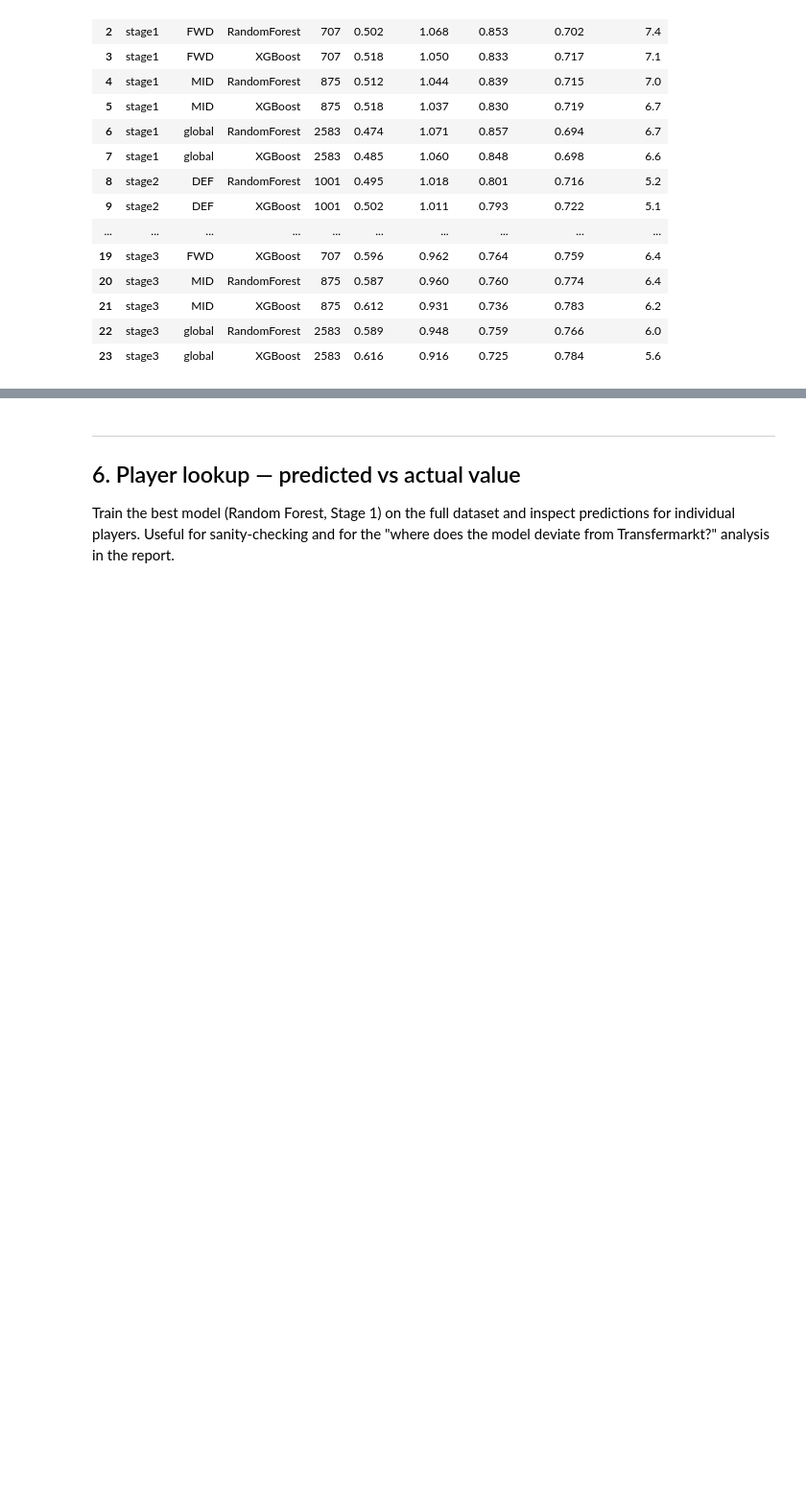
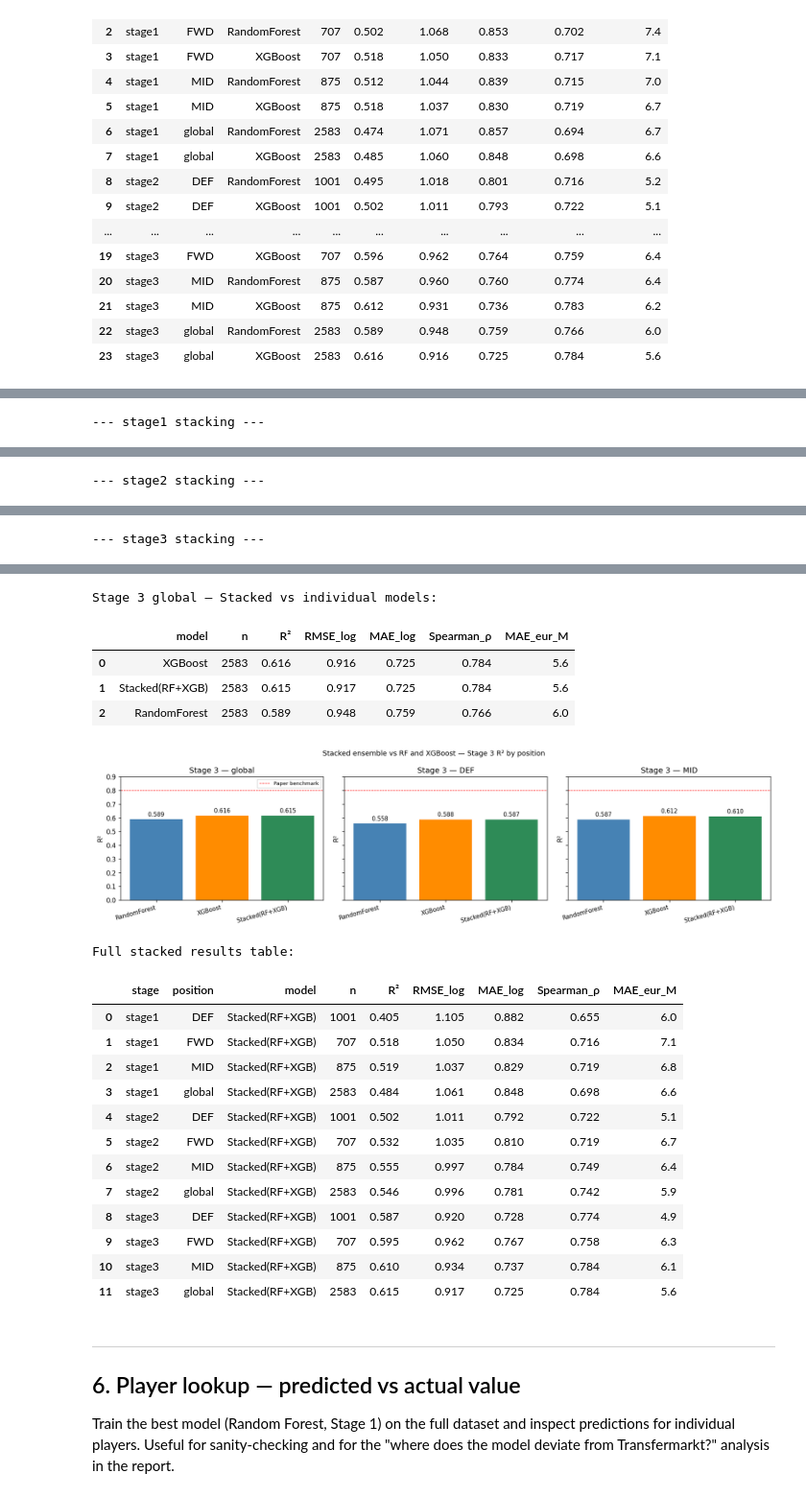
Before and after one commit to DennisJohansson423/football-market-value-prediction, a Jupyter notebook: notebooks/analysis.ipynb, the cells around one changed output, grey strips where cells are left out. Shown at 96% size. Drawn from its saved outputs; the diff is of its cells as text; code cells hidden in the pictures; blank space fills up the shorter version.

Commit message:
feat: add stacked ensemble

```diff
--- a/notebooks/analysis.ipynb
+++ b/notebooks/analysis.ipynb
@@ -548,0 +560,53 @@ tree_results.sort_values(['stage', 'position', 'model']).reset_index(drop=True)
+# %%
+from src.models import train_stacked
+
+# Run stacked ensemble for all three stages (tune=True reuses the same search as above)
+stacked_results = []
+for stage_name, df in [('stage1', s1), ('stage2', s2), ('stage3', s3)]:
+    print(f'\n--- {stage_name} stacking ---')
+    stacked_results += train_stacked(df, stage_name, tune=TUNE)
+
+stacked_table = results_to_df(stacked_results)
+
+# Compare Stacked vs best single models (RF and XGBoost) on stage3 global
+compare = (
+    pd.concat([
+        table[table['model'].isin(['RandomForest', 'XGBoost'])],
+        stacked_table,
+    ])
+    .query("stage == 'stage3' and position == 'global'")
+    .sort_values('R²', ascending=False)
+    [['model', 'n', 'R²', 'RMSE_log', 'MAE_log', 'Spearman_ρ', 'MAE_eur_M']]
+    .reset_index(drop=True)
+)
+
+print("\nStage 3 global — Stacked vs individual models:")
+display(compare)
+
+# Bar chart: R² across positions for stage3
+fig, axes = plt.subplots(1, 3, figsize=(15, 4), sharey=True)
+positions = ['global', 'DEF', 'MID', 'FWD']
+models_to_compare = ['RandomForest', 'XGBoost', 'Stacked(RF+XGB)']
+colors = ['steelblue', 'darkorange', 'seagreen']
+
+for ax, pos in zip(axes, ['global', 'DEF', 'MID']):
+    combined = pd.concat([table, stacked_table])
+    sub = combined[(combined['stage'] == 'stage3') & (combined['position'] == pos)]
+    sub = sub[sub['model'].isin(models_to_compare)].set_index('model').reindex(models_to_compare)
+    bars = ax.bar(models_to_compare, sub['R²'].fillna(0), color=colors)
+    ax.bar_label(bars, fmt='%.3f', padding=3, fontsize=9)
+    ax.set_title(f'Stage 3 — {pos}')
+    ax.set_ylabel('R²')
+    ax.set_ylim(0, 0.9)
+    ax.axhline(0.8, color='red', linestyle='--', linewidth=0.8, label='Paper benchmark')
+    ax.set_xticklabels(models_to_compare, rotation=15, ha='right', fontsize=9)
+
+axes[0].legend(fontsize=8)
+plt.suptitle('Stacked ensemble vs RF and XGBoost — Stage 3 R² by position', fontsize=11)
+plt.tight_layout()
+plt.show()
+
+print("\nFull stacked results table:")
+stacked_table.sort_values(['stage', 'position']).reset_index(drop=True)
+# %% [output]
+--- stage1 stacking ---
@@ -548,0 +625 @@ tree_results.sort_values(['stage', 'position', 'model']).reset_index(drop=True)
+--- stage2 stacking ---
@@ -548,0 +638 @@ tree_results.sort_values(['stage', 'position', 'model']).reset_index(drop=True)
+--- stage3 stacking ---
@@ -549,3 +651,23 @@ tree_results.sort_values(['stage', 'position', 'model']).reset_index(drop=True)
+Stage 3 global — Stacked vs individual models:
+|  | model | n | R² | RMSE_log | MAE_log | Spearman_ρ | MAE_eur_M |
+| 0 | XGBoost | 2583 | 0.616 | 0.916 | 0.725 | 0.784 | 5.6 |
+| 1 | Stacked(RF+XGB) | 2583 | 0.615 | 0.917 | 0.725 | 0.784 | 5.6 |
+| 2 | RandomForest | 2583 | 0.589 | 0.948 | 0.759 | 0.766 | 6.0 |
+[figure, added]
+Full stacked results table:
+|  | stage | position | model | n | R² | RMSE_log | MAE_log | Spearman_ρ | MAE_eur_M |
+| 0 | stage1 | DEF | Stacked(RF+XGB) | 1001 | 0.405 | 1.105 | 0.882 | 0.655 | 6.0 |
+| 1 | stage1 | FWD | Stacked(RF+XGB) | 707 | 0.518 | 1.050 | 0.834 | 0.716 | 7.1 |
+| 2 | stage1 | MID | Stacked(RF+XGB) | 875 | 0.519 | 1.037 | 0.829 | 0.719 | 6.8 |
+| 3 | stage1 | global | Stacked(RF+XGB) | 2583 | 0.484 | 1.061 | 0.848 | 0.698 | 6.6 |
+| 4 | stage2 | DEF | Stacked(RF+XGB) | 1001 | 0.502 | 1.011 | 0.792 | 0.722 | 5.1 |
+| 5 | stage2 | FWD | Stacked(RF+XGB) | 707 | 0.532 | 1.035 | 0.810 | 0.719 | 6.7 |
+| 6 | stage2 | MID | Stacked(RF+XGB) | 875 | 0.555 | 0.997 | 0.784 | 0.749 | 6.4 |
+| 7 | stage2 | global | Stacked(RF+XGB) | 2583 | 0.546 | 0.996 | 0.781 | 0.742 | 5.9 |
+| 8 | stage3 | DEF | Stacked(RF+XGB) | 1001 | 0.587 | 0.920 | 0.728 | 0.774 | 4.9 |
+| 9 | stage3 | FWD | Stacked(RF+XGB) | 707 | 0.595 | 0.962 | 0.767 | 0.758 | 6.3 |
+| 10 | stage3 | MID | Stacked(RF+XGB) | 875 | 0.610 | 0.934 | 0.737 | 0.784 | 6.1 |
+| 11 | stage3 | global | Stacked(RF+XGB) | 2583 | 0.615 | 0.917 | 0.725 | 0.784 | 5.6 |
 # %% [markdown]
 ---
 ## 6. Player lookup — predicted vs actual value
```
Also changed, not shown: parts of 2 cells of this notebook, 1 other file.
